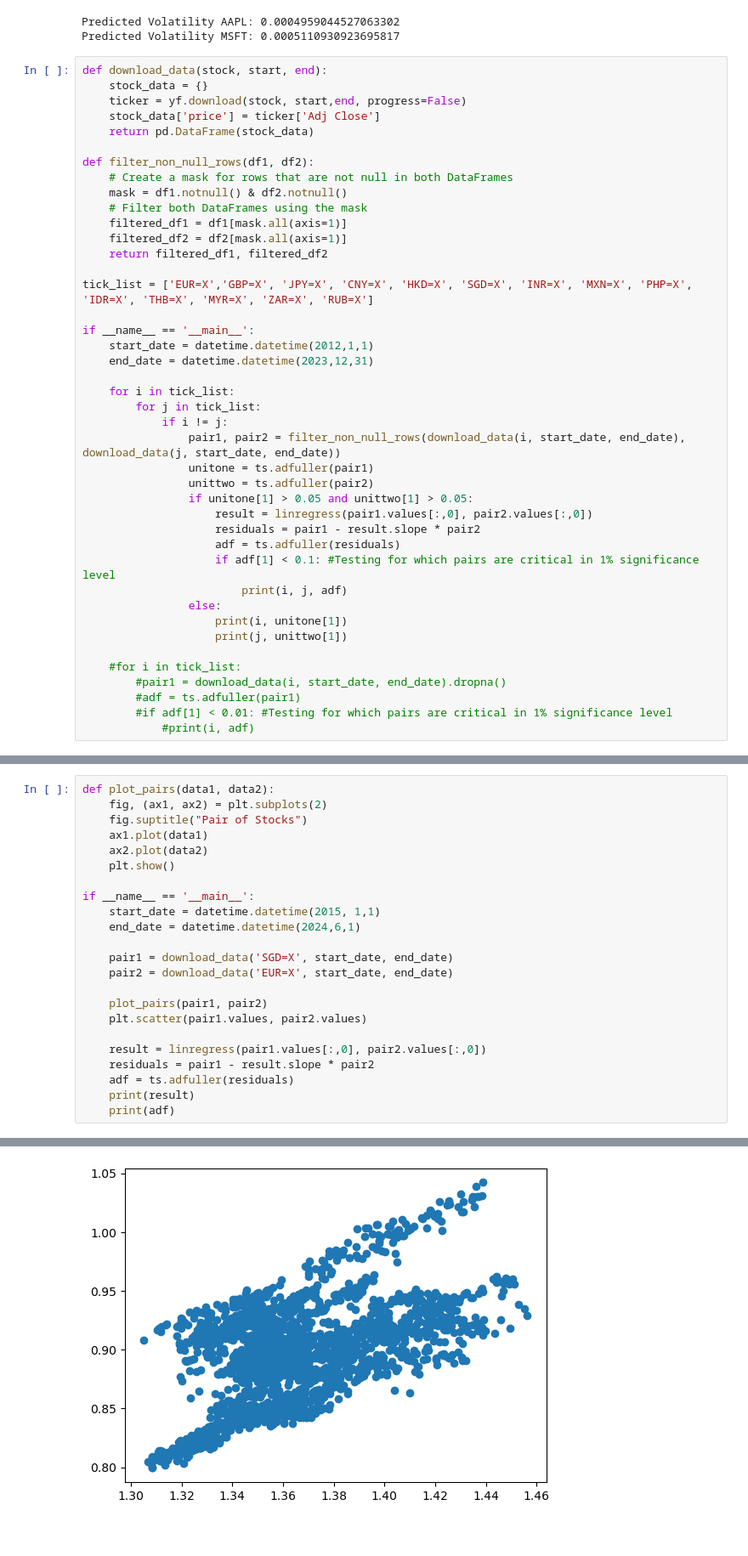
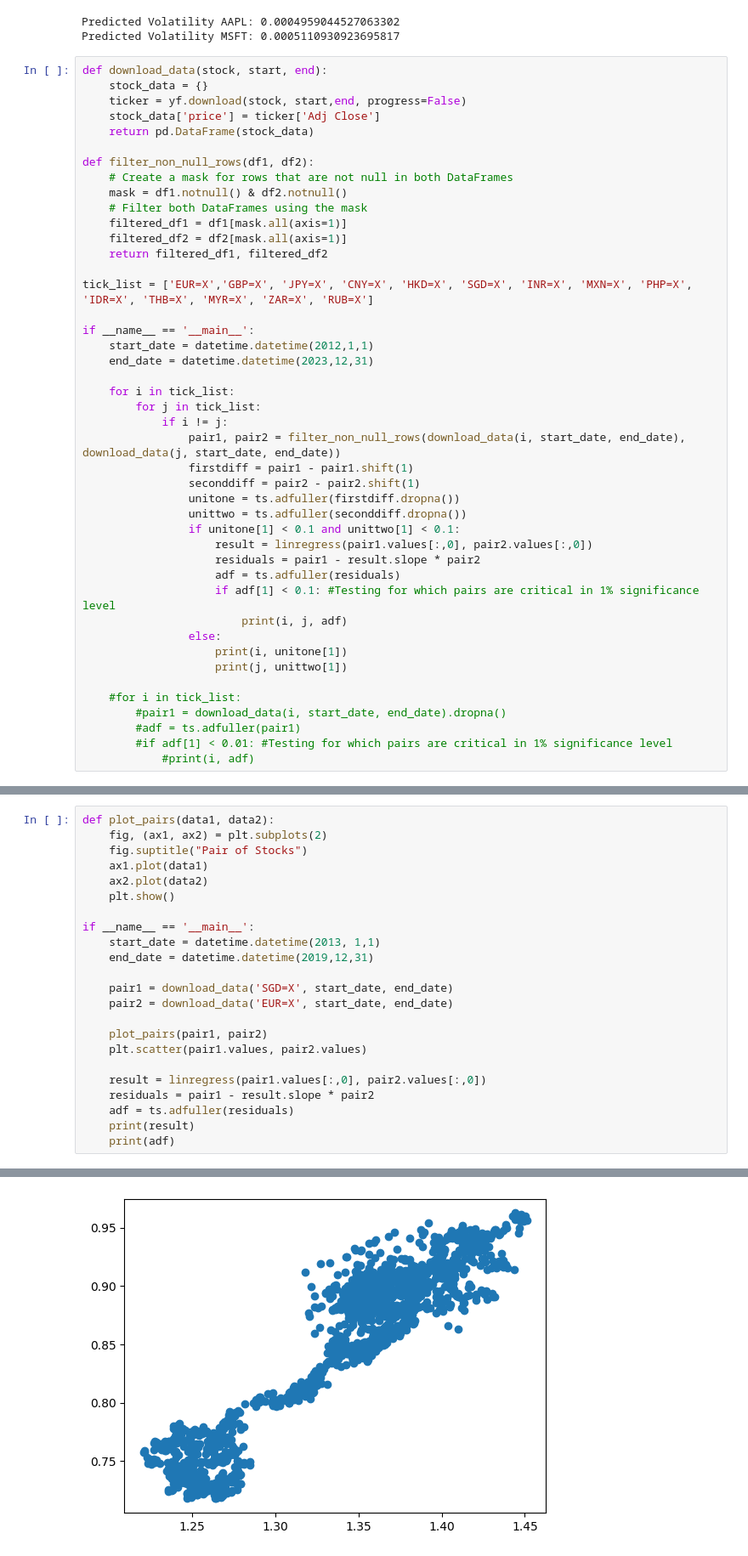
Before and after one commit to BienBienBuen/Quant-project, a Jupyter notebook: notes.ipynb, the cells around one changed output, grey strips where cells are left out. Shown at 85% size. Drawn from its saved outputs; the diff is of its cells as text.

```diff
--- a/notes.ipynb
+++ b/notes.ipynb
@@ -113,9 +113,11 @@ if __name__ == '__main__':
         for j in tick_list:
             if i != j:
                 pair1, pair2 = filter_non_null_rows(download_data(i, start_date, end_date), download_data(j, start_date, end_date))
-                unitone = ts.adfuller(pair1)
-                unittwo = ts.adfuller(pair2)
-                if unitone[1] > 0.05 and unittwo[1] > 0.05:
+                firstdiff = pair1 - pair1.shift(1)
+                seconddiff = pair2 - pair2.shift(1)
+                unitone = ts.adfuller(firstdiff.dropna())
+                unittwo = ts.adfuller(seconddiff.dropna())
+                if unitone[1] < 0.1 and unittwo[1] < 0.1:
                     result = linregress(pair1.values[:,0], pair2.values[:,0])
                     residuals = pair1 - result.slope * pair2
                     adf = ts.adfuller(residuals)
@@ -141,8 +143,8 @@ def plot_pairs(data1, data2):
     plt.show()
 
 if __name__ == '__main__':
-    start_date = datetime.datetime(2015, 1,1)
-    end_date = datetime.datetime(2024,6,1)
+    start_date = datetime.datetime(2013, 1,1)
+    end_date = datetime.datetime(2019,12,31)
 
     pair1 = download_data('SGD=X', start_date, end_date)
     pair2 = download_data('EUR=X', start_date, end_date)
@@ -162,4 +166,4 @@ LinregressResult(slope=0.8058085874785915, intercept=-0.20615182505556162, rvalu
-[figure, old version]
+[figure, new version]
 # %%
 def filter_non_null_rows(dfs, tickers):
     # Create a mask for rows that are not null in all DataFrames
```
Also changed, not shown: parts of 3 cells of this notebook, 1 other file.
